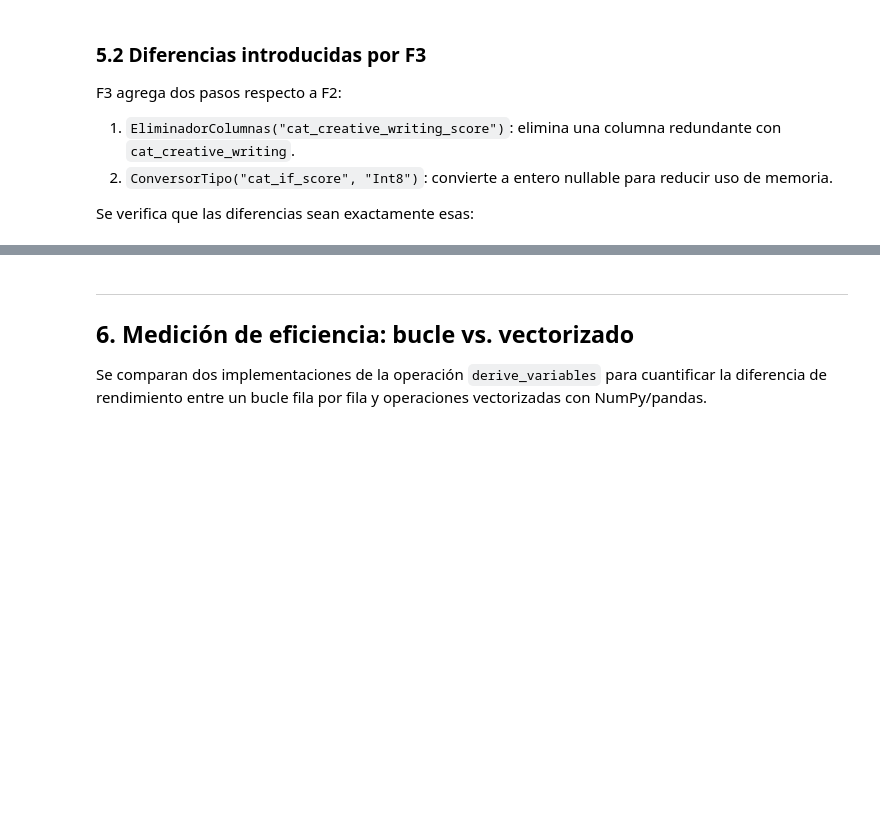
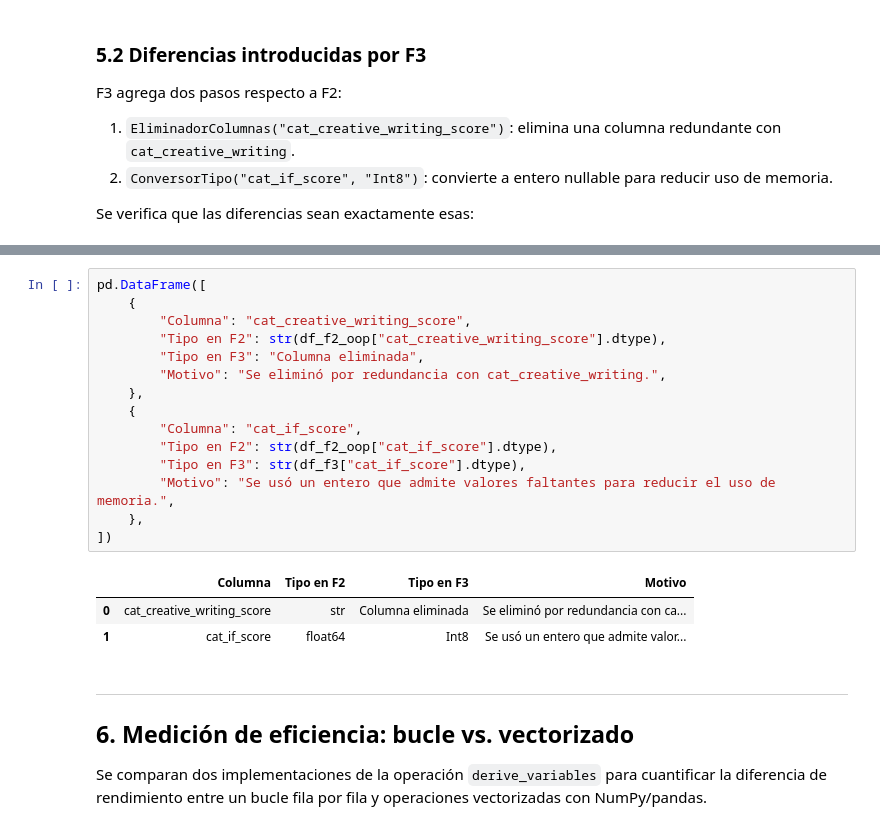
Before and after one commit to JoseFredes/lmarena-sumativa1, a Jupyter notebook: F3/F3_01_pipeline_poo.ipynb, the cells around one changed output, grey strips where cells are left out. Drawn from its saved outputs; the diff is of its cells as text; blank space fills up the shorter version.

```diff
--- a/F3/F3_01_pipeline_poo.ipynb
+++ b/F3/F3_01_pipeline_poo.ipynb
@@ -283,3 +315,22 @@ OK -->  Las 52 columnas restantes son idénticas entre F2-OOP y F3.
+# %%
+pd.DataFrame([
+    {
+        "Columna": "cat_creative_writing_score",
+        "Tipo en F2": str(df_f2_oop["cat_creative_writing_score"].dtype),
+        "Tipo en F3": "Columna eliminada",
+        "Motivo": "Se eliminó por redundancia con cat_creative_writing.",
+    },
+    {
+        "Columna": "cat_if_score",
+        "Tipo en F2": str(df_f2_oop["cat_if_score"].dtype),
+        "Tipo en F3": str(df_f3["cat_if_score"].dtype),
+        "Motivo": "Se usó un entero que admite valores faltantes para reducir el uso de memoria.",
+    },
+])
+# %% [output]
+|  | Columna | Tipo en F2 | Tipo en F3 | Motivo |
+| 0 | cat_creative_writing_score | str | Columna eliminada | Se eliminó por redundancia con ca... |
+| 1 | cat_if_score | float64 | Int8 | Se usó un entero que admite valor... |
 # %% [markdown]
 ---
 
```
Also changed, not shown: parts of 4 cells of this notebook.
